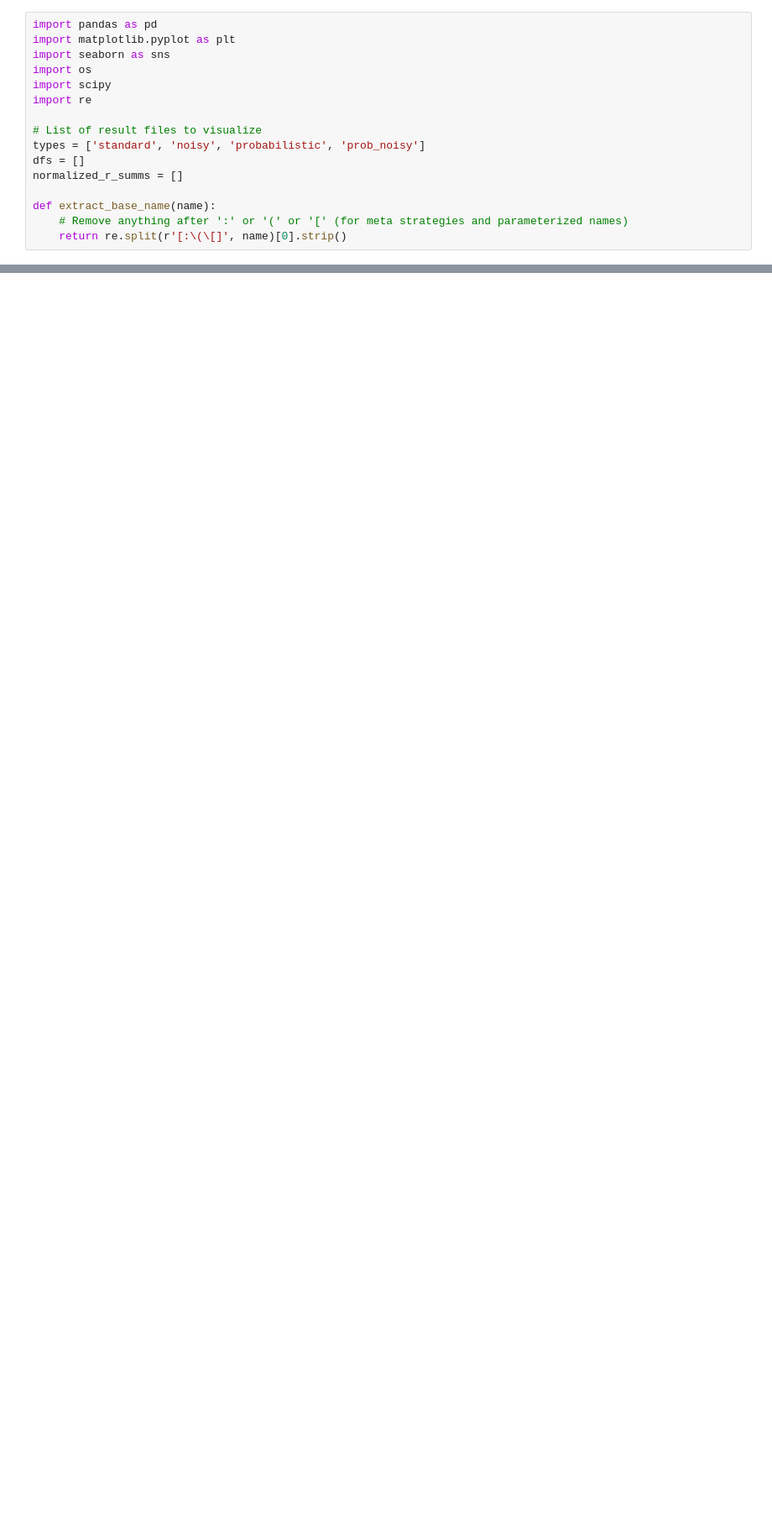
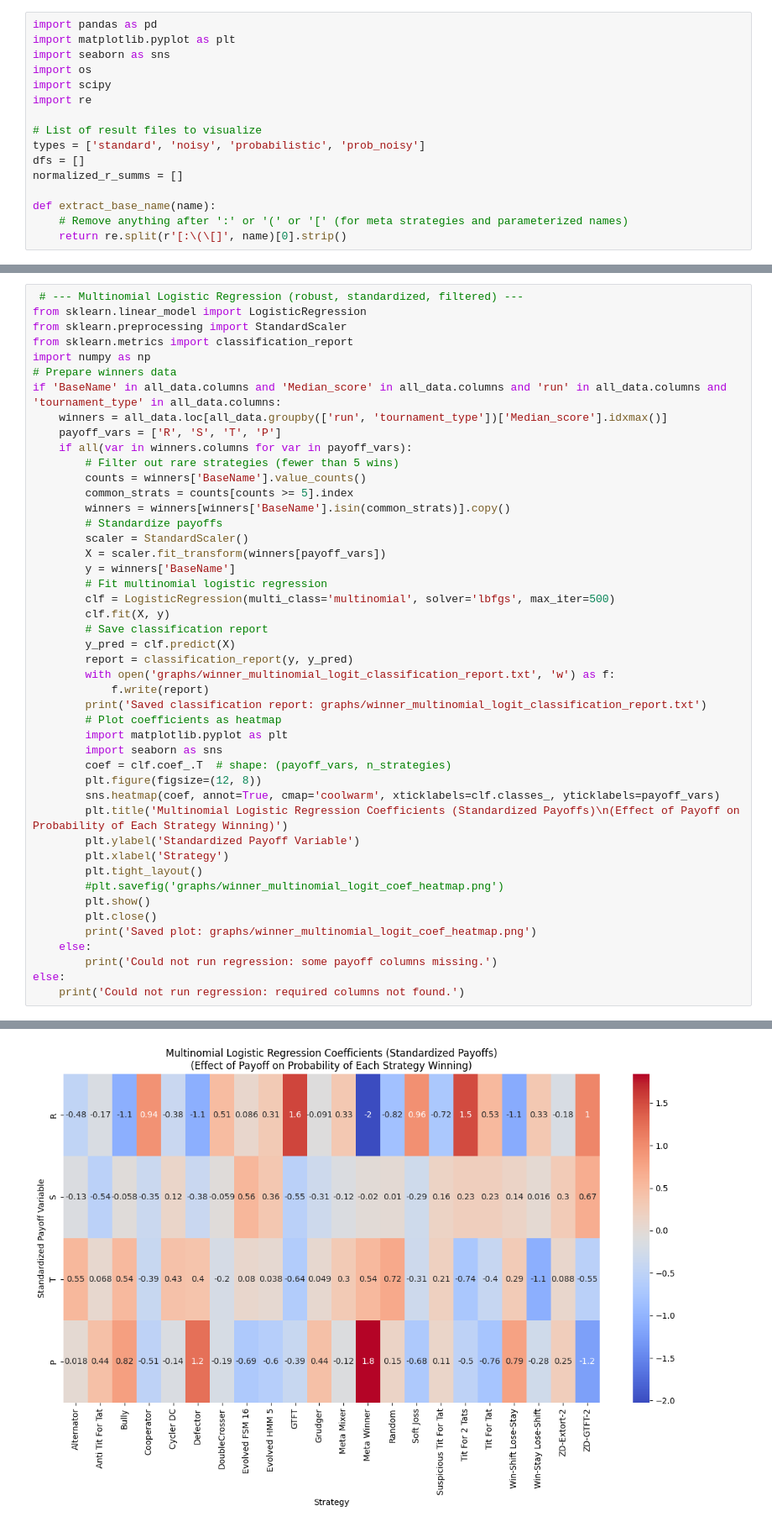
Before and after one commit to wisewizardofthestars/AASMA, a Jupyter notebook: visualize_results.ipynb, the cells around one changed output, grey strips where cells are left out. Shown at 84% size. Cells and saved outputs as stored; diff of their text form; blank space fills up the shorter version.

```diff
--- a/visualize_results.ipynb
+++ b/visualize_results.ipynb
@@ -296,0 +343,47 @@ Saved plot: graphs/winner_prob_end_boxplot.png
+# %%
+ # --- Multinomial Logistic Regression (robust, standardized, filtered) ---
+from sklearn.linear_model import LogisticRegression
+from sklearn.preprocessing import StandardScaler
+from sklearn.metrics import classification_report
+import numpy as np
+# Prepare winners data
+if 'BaseName' in all_data.columns and 'Median_score' in all_data.columns and 'run' in all_data.columns and 'tournament_type' in all_data.columns:
+    winners = all_data.loc[all_data.groupby(['run', 'tournament_type'])['Median_score'].idxmax()]
+    payoff_vars = ['R', 'S', 'T', 'P']
+    if all(var in winners.columns for var in payoff_vars):
+        # Filter out rare strategies (fewer than 5 wins)
+        counts = winners['BaseName'].value_counts()
+        common_strats = counts[counts >= 5].index
+        winners = winners[winners['BaseName'].isin(common_strats)].copy()
+        # Standardize payoffs
+        scaler = StandardScaler()
+        X = scaler.fit_transform(winners[payoff_vars])
+        y = winners['BaseName']
+        # Fit multinomial logistic regression
+        clf = LogisticRegression(multi_class='multinomial', solver='lbfgs', max_iter=500)
+        clf.fit(X, y)
+        # Save classification report
+        y_pred = clf.predict(X)
+        report = classification_report(y, y_pred)
+        with open('graphs/winner_multinomial_logit_classification_report.txt', 'w') as f:
+            f.write(report)
+        print('Saved classification report: graphs/winner_multinomial_logit_classification_report.txt')
+        # Plot coefficients as heatmap
+        import matplotlib.pyplot as plt
+        import seaborn as sns
+        coef = clf.coef_.T  # shape: (payoff_vars, n_strategies)
+        plt.figure(figsize=(12, 8))
+        sns.heatmap(coef, annot=True, cmap='coolwarm', xticklabels=clf.classes_, yticklabels=payoff_vars)
+        plt.title('Multinomial Logistic Regression Coefficients (Standardized Payoffs)\n(Effect of Payoff on Probability of Each Strategy Winning)')
+        plt.ylabel('Standardized Payoff Variable')
+        plt.xlabel('Strategy')
+        plt.tight_layout()
+        #plt.savefig('graphs/winner_multinomial_logit_coef_heatmap.png')
+        plt.show()
+        plt.close()
+        print('Saved plot: graphs/winner_multinomial_logit_coef_heatmap.png')
+    else:
+        print('Could not run regression: some payoff columns missing.')
+else:
+    print('Could not run regression: required columns not found.')
+# %% [output]
@@ -296,0 +391 @@ Saved plot: graphs/winner_prob_end_boxplot.png
+[figure, added]
```
Also changed, not shown: parts of 4 cells of this notebook, 3 other files.
